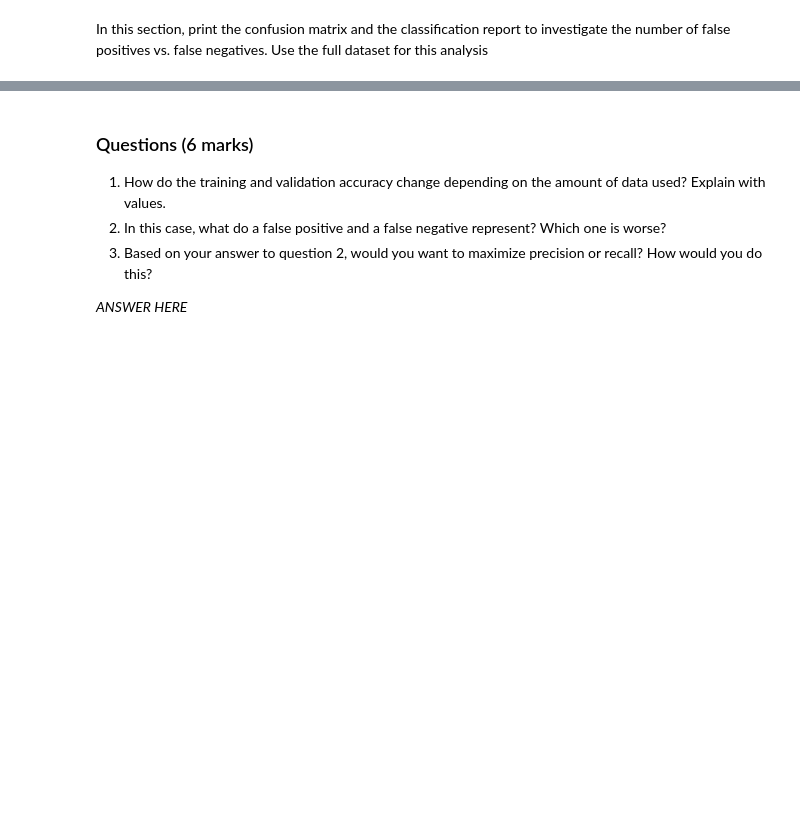
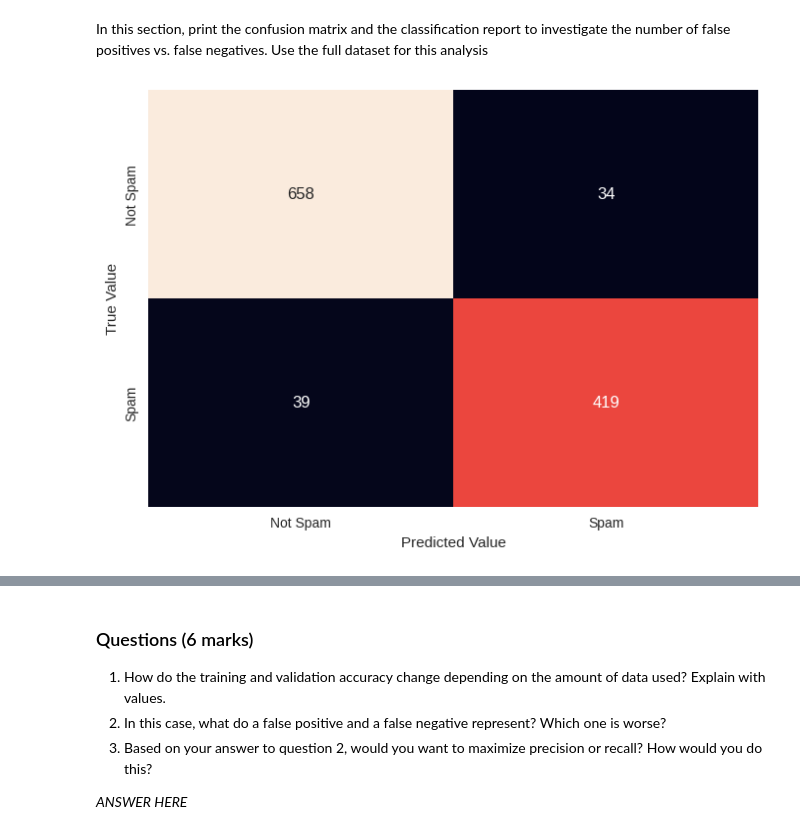
Before and after one commit to sauravuprety21/enel682-labs, a Jupyter notebook: lab2/Assignment 2.ipynb, the cells around one changed output, grey strips where cells are left out. Drawn from its saved outputs; the diff is of its cells as text; code cells hidden in the pictures; blank space fills up the shorter version.

```diff
--- a/lab2/Assignment 2.ipynb
+++ b/lab2/Assignment 2.ipynb
@@ -151,6 +172,17 @@ Calculate the training and validation accuracy for the three different tests imp
 In this section, print the confusion matrix and the classification report to investigate the number of false positives vs. false negatives. Use the full dataset for this analysis
 # %%
 # TO DO: Retrieve target vector and predicted values for validation set using full dataset
+X_train, X_test, y_train, y_test = train_test_split(X, y, random_state=0)
+logreg = LogisticRegression(random_state=0, max_iter=2000).fit(X_train, y_train)
 # %%
 # TO DO: Print confusion matrix using a heatmap
+from sklearn.metrics import confusion_matrix
+conf = confusion_matrix(y_test, logreg.predict(X_test))
+
+sns.heatmap(conf, xticklabels=['Not Spam', 'Spam'], yticklabels=['Not Spam', 'Spam'], annot=True, fmt='d', cbar=False)
+plt.xlabel('Predicted Value')
+plt.ylabel('True Value')
+print()
 # HINT: To remove scientific notation from a heatmap, set the parameter fmt='d'
+# %% [output]
+[figure, added]
```
Also changed, not shown: parts of 10 cells of this notebook.
